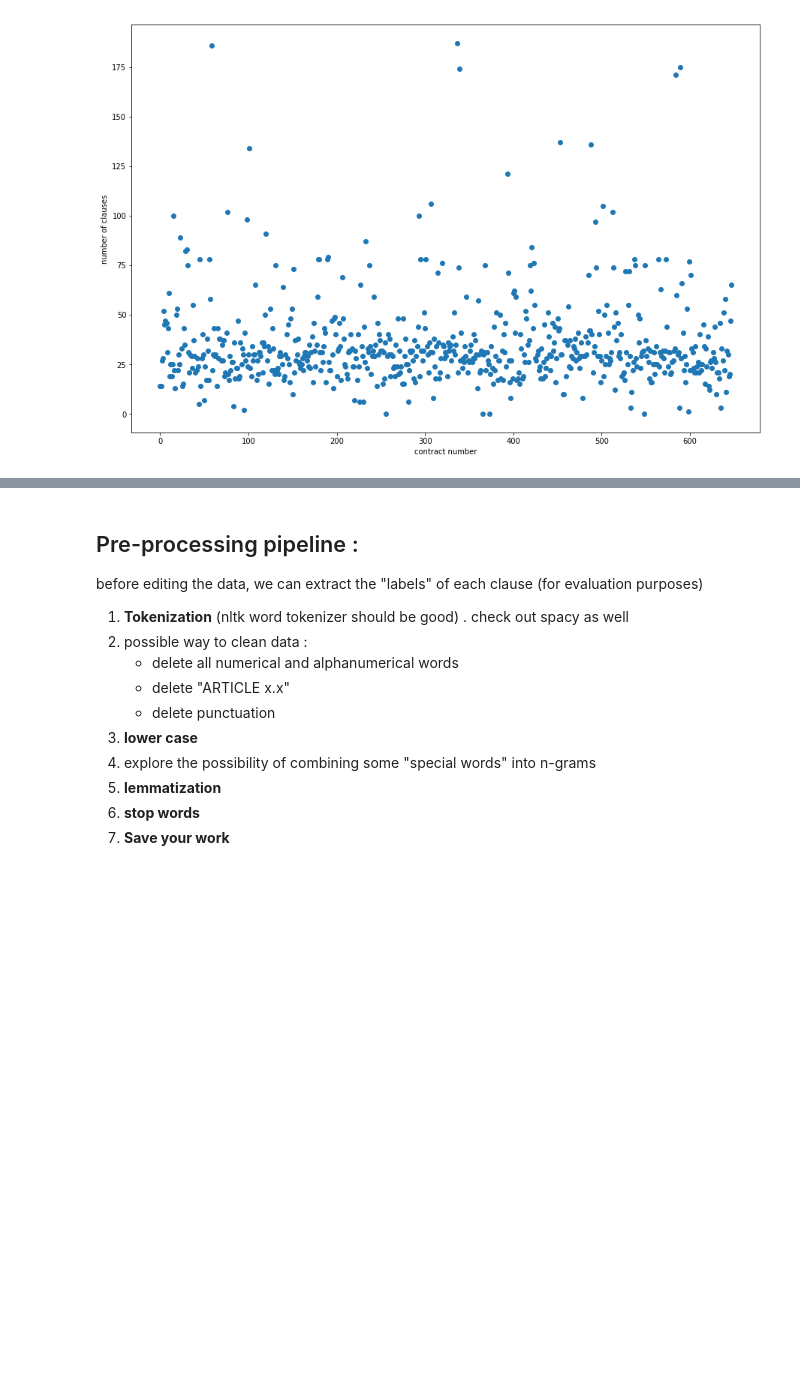
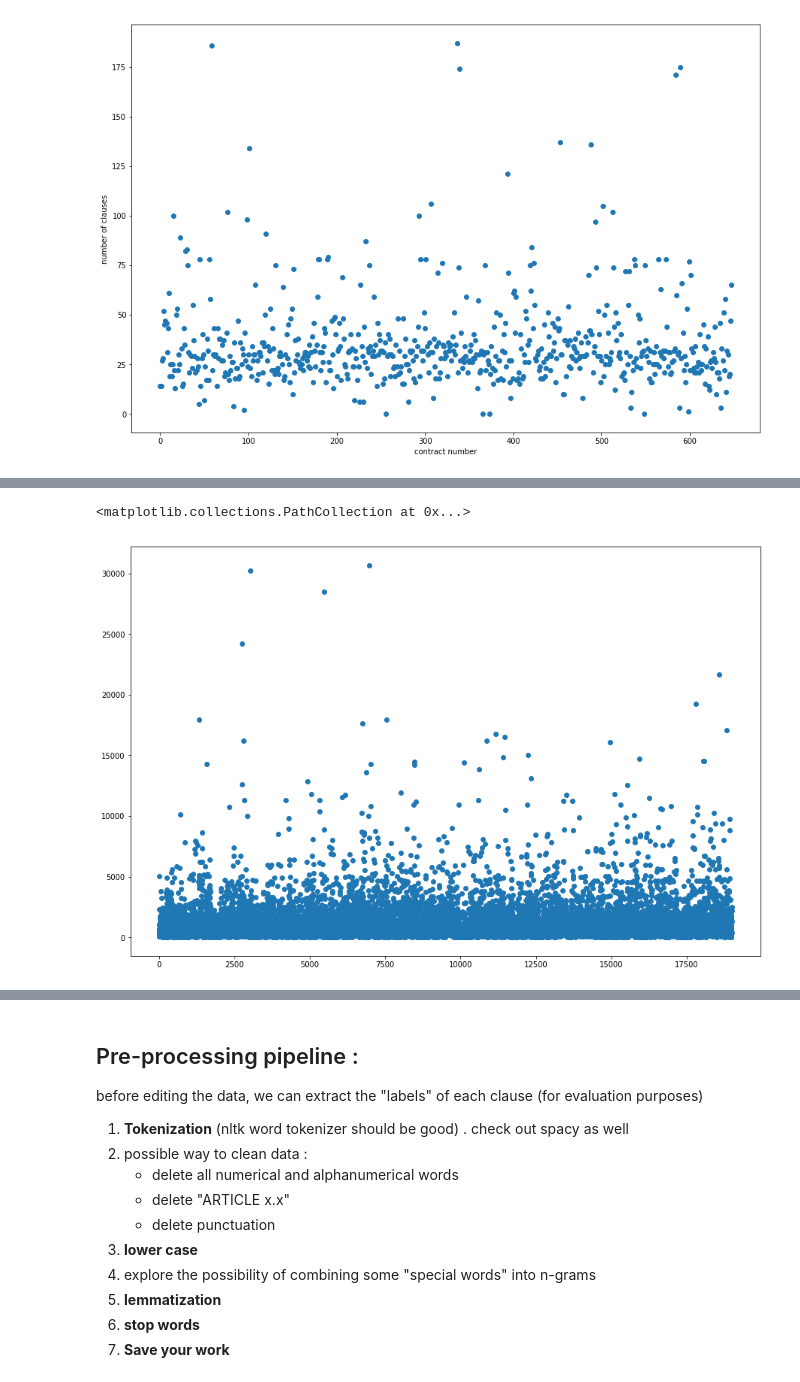
Before and after one commit to alaameloh/Hyperlex_test, a Jupyter notebook: hyperlex_test.ipynb, the cells around one changed output, grey strips where cells are left out. Drawn from its saved outputs; the diff is of its cells as text; code cells hidden in the pictures; blank space fills up the shorter version.

```diff
--- a/hyperlex_test.ipynb
+++ b/hyperlex_test.ipynb
@@ -103,0 +99,7 @@ json_files[597]
+# %%
+clauses_lengths = [len(clause[0]) for clause in clauses_df.values]
+plt.figure(figsize=(15,10))
+plt.scatter([range(len(clauses_lengths))], clauses_lengths)
+# %% [output]
+<matplotlib.collections.PathCollection at 0x...>
+[figure, added]
```
Also changed, not shown: parts of 27 cells of this notebook.
